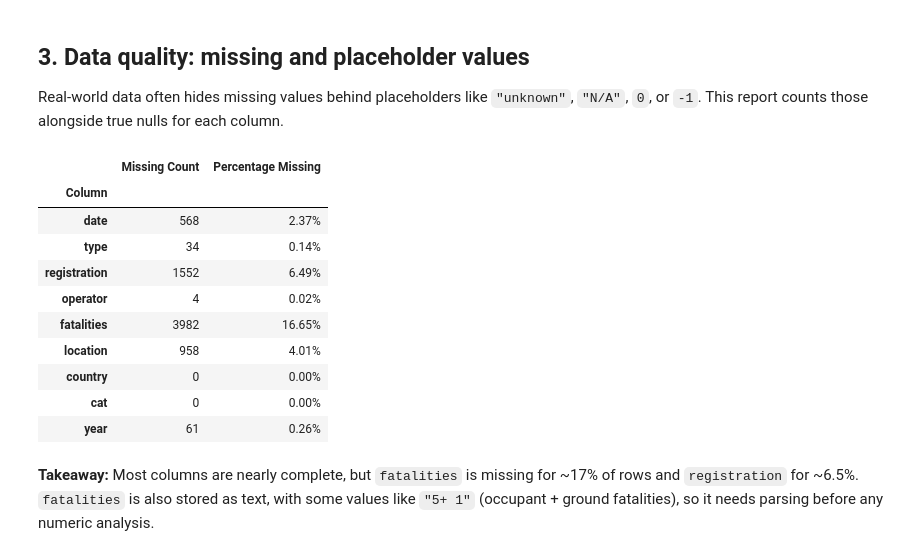
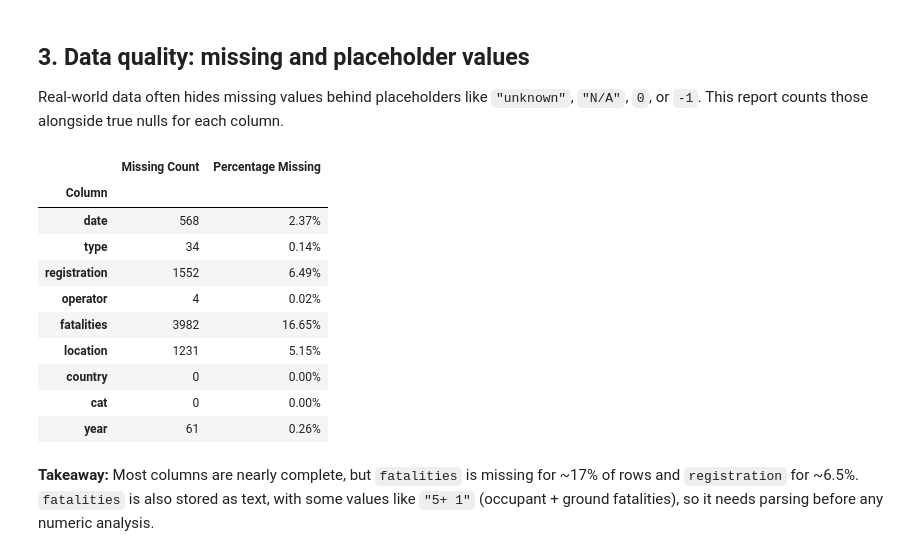
Before and after one commit to theamanali/civil-aviation-accident-analysis, a Jupyter notebook: analysis.ipynb, the cells around one changed output. Drawn from its saved outputs; the diff is of its cells as text; code cells hidden in the pictures.

Commit message:
Count text placeholders in columns that contain NaN
On pandas 2, is_string_dtype() returns False for object columns with
NaN, so placeholders like "unknown" were never counted in registration,
operator, fatalities, or location. Treat any non-numeric, non-date
column as text. Location missingness goes from 958 to 1,231 (5.15%);
results now match on pandas 2 and 3.

```diff
--- a/analysis.ipynb
+++ b/analysis.ipynb
@@ -84,39 +84,45 @@ missing_values_indicators = ["unknown", "N/A", 0, -1, np.nan, "", " "]
 # Count columns where 0 is a real value (an accident with no deaths), not a placeholder
 zero_is_valid = {"fatalities"}
 
 missingness_report = {}
 
 for col in aviation_data.columns:
-    nan_count = aviation_data[col].isna().sum()
+    values = aviation_data[col]
+    nan_count = values.isna().sum()
+
+    # Treat any non-numeric, non-date column as text. is_string_dtype() returns False
+    # for object columns that contain NaN on pandas 2, which would skip text placeholders.
+    is_numeric = pd.api.types.is_numeric_dtype(values)
+    is_text = not is_numeric and not pd.api.types.is_datetime64_any_dtype(values)
 
     placeholder_count = 0
     for indicator in missing_values_indicators:
         if indicator == 0 and col in zero_is_valid:
             continue
-        if pd.api.types.is_numeric_dtype(aviation_data[col]) and isinstance(indicator, (int, float)):
-            placeholder_count += (aviation_data[col] == indicator).sum()
-        elif pd.api.types.is_string_dtype(aviation_data[col]) and isinstance(indicator, str):
-            placeholder_count += (aviation_data[col] == indicator).sum()
+        if is_numeric and isinstance(indicator, (int, float)):
+            placeholder_count += (values == indicator).sum()
+        elif is_text and isinstance(indicator, str):
+            placeholder_count += (values == indicator).sum()
 
     total_missing_in_col = nan_count + placeholder_count
     percentage_missing = (total_missing_in_col / len(aviation_data)) * 100
     missingness_report[col] = {
         "Missing Count": total_missing_in_col,
         "Percentage Missing": f"{percentage_missing:.2f}%",
     }
 
 missingness_df = pd.DataFrame.from_dict(missingness_report, orient="index")
 missingness_df.index.name = "Column"
 display(missingness_df)
 # %% [output]
 |  | Missing Count | Percentage Missing |
 | Column |  |  |
 | date | 568 | 2.37% |
 | type | 34 | 0.14% |
 | registration | 1552 | 6.49% |
 | operator | 4 | 0.02% |
 | fatalities | 3982 | 16.65% |
-| location | 958 | 4.01% |
+| location | 1231 | 5.15% |
 | country | 0 | 0.00% |
 | cat | 0 | 0.00% |
 | year | 61 | 0.26% |
```
